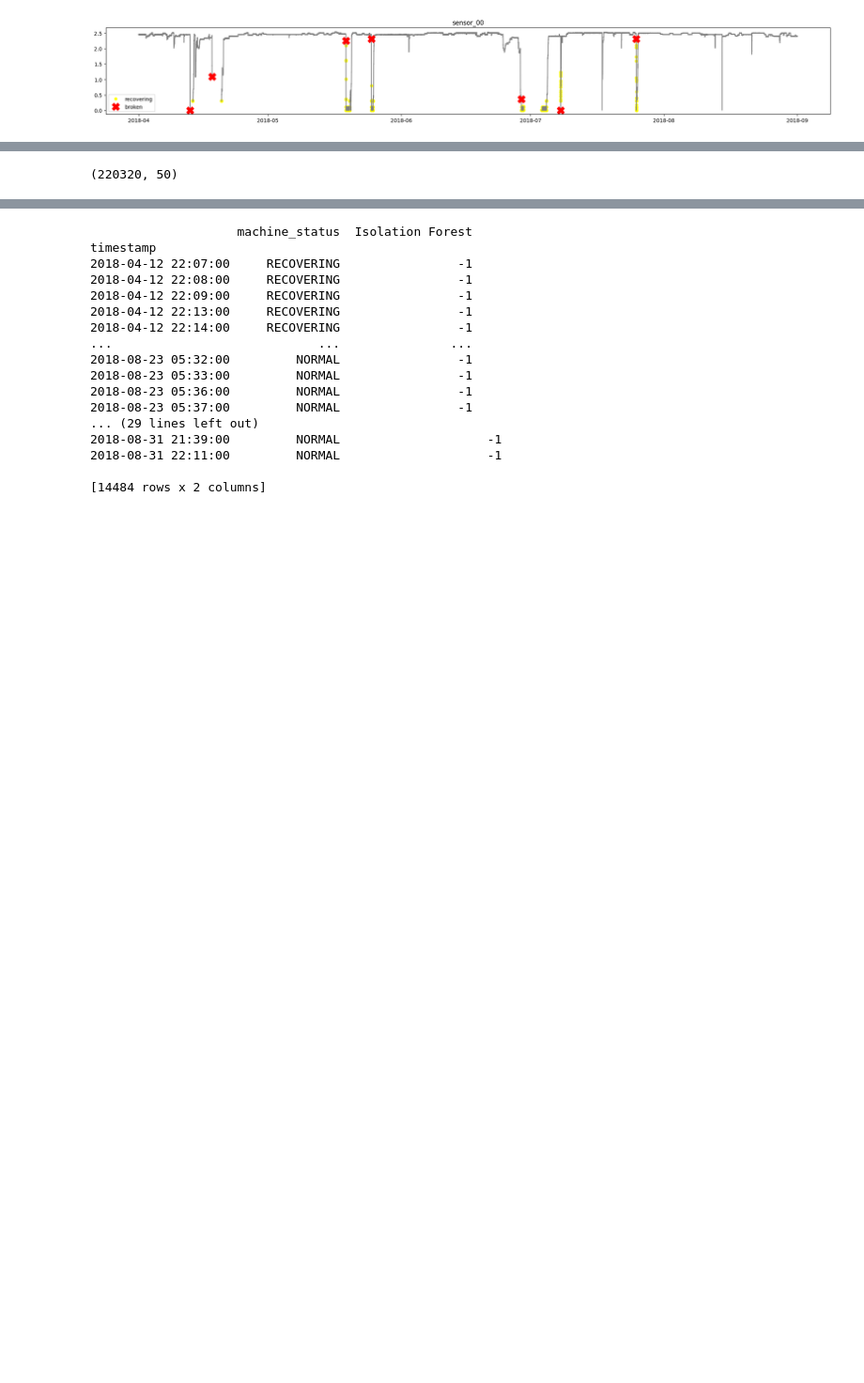
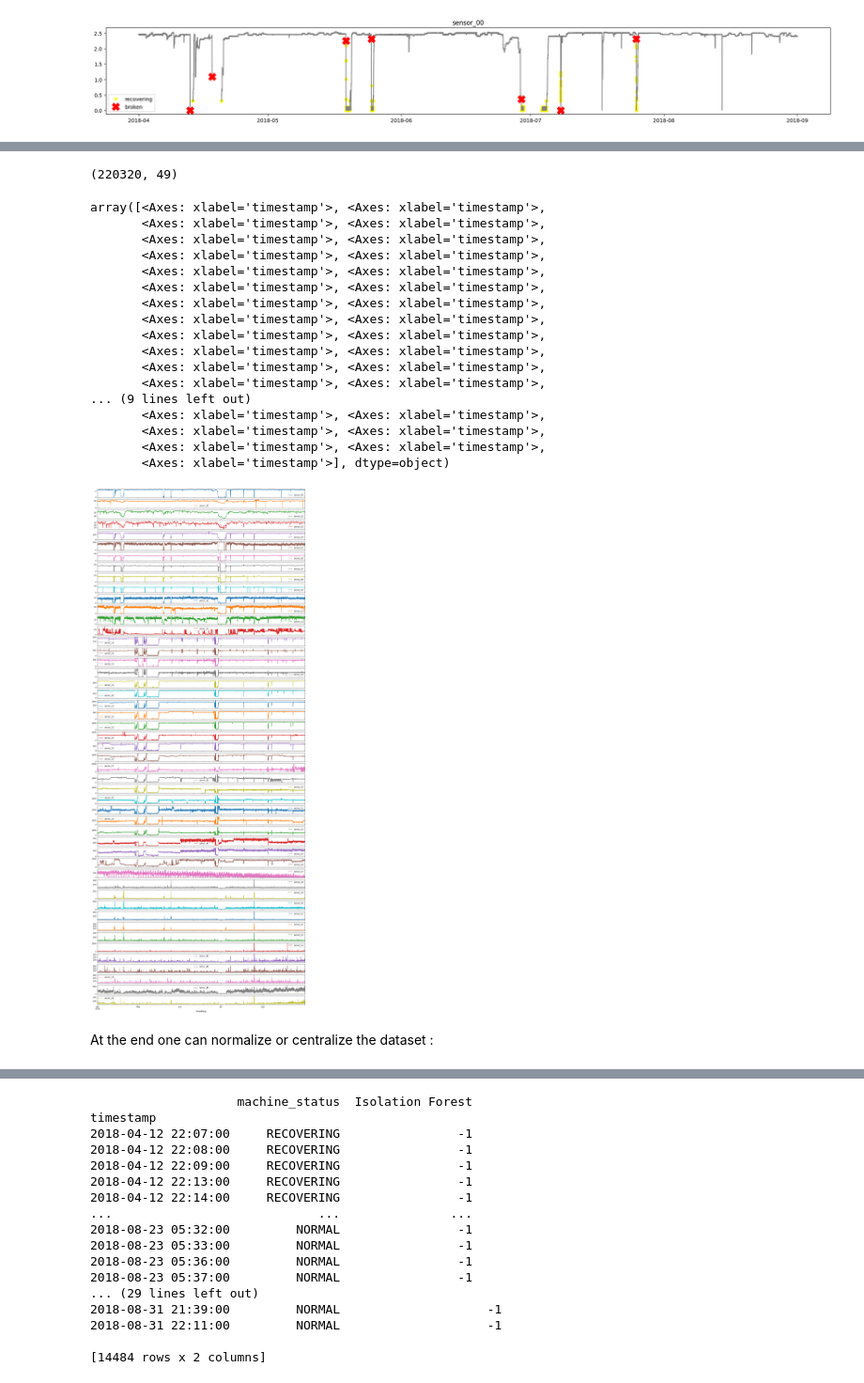
Before and after one commit to hooman-b/Machine_learning_assignments, a Jupyter notebook: Unsupervised_Learning/Third_Assignment/Study_Case_Anomaly_Detection.ipynb, the cells around one changed output, grey strips where cells are left out. Shown at 94% size. Drawn from its saved outputs; the diff is of its cells as text; code cells hidden in the pictures; blank space fills up the shorter version.

```diff
--- a/Unsupervised_Learning/Third_Assignment/Study_Case_Anomaly_Detection.ipynb
+++ b/Unsupervised_Learning/Third_Assignment/Study_Case_Anomaly_Detection.ipynb
@@ -213,0 +237,3 @@ The key distinction between these two plots lies not only in the increased noise
+# %%
+df.drop('sensor_51',inplace = True,axis=1)
+null_in_status(df)
@@ -217,8 +268,31 @@ The key distinction between these two plots lies not only in the increased noise
 # use mean of the column to handle missing values and remove label in feature matrix X
 m, n = df.shape
 X = df.iloc[:,:n-1] # ignore machine status columns
-X = X.fillna(X.mean())
+X = X.fillna(method='bfill')
 X.shape
 # %% [output]
-(220320, 50)
+(220320, 49)
+# %%
+X.plot(subplots =True, sharex = True, figsize = (20,50))
+# %% [output]
+array([<Axes: xlabel='timestamp'>, <Axes: xlabel='timestamp'>,
+       <Axes: xlabel='timestamp'>, <Axes: xlabel='timestamp'>,
+       <Axes: xlabel='timestamp'>, <Axes: xlabel='timestamp'>,
+       <Axes: xlabel='timestamp'>, <Axes: xlabel='timestamp'>,
+       <Axes: xlabel='timestamp'>, <Axes: xlabel='timestamp'>,
+       <Axes: xlabel='timestamp'>, <Axes: xlabel='timestamp'>,
+       <Axes: xlabel='timestamp'>, <Axes: xlabel='timestamp'>,
+       <Axes: xlabel='timestamp'>, <Axes: xlabel='timestamp'>,
+       <Axes: xlabel='timestamp'>, <Axes: xlabel='timestamp'>,
+       <Axes: xlabel='timestamp'>, <Axes: xlabel='timestamp'>,
+       <Axes: xlabel='timestamp'>, <Axes: xlabel='timestamp'>,
+       <Axes: xlabel='timestamp'>, <Axes: xlabel='timestamp'>,
+... (9 lines left out)
+       <Axes: xlabel='timestamp'>, <Axes: xlabel='timestamp'>,
+       <Axes: xlabel='timestamp'>, <Axes: xlabel='timestamp'>,
+       <Axes: xlabel='timestamp'>, <Axes: xlabel='timestamp'>,
+       <Axes: xlabel='timestamp'>], dtype=object)
+[figure, added]
+# %% [markdown]
+At the end one can normalize or centralize the dataset :
 # %%
```
Also changed, not shown: parts of 13 cells of this notebook.
